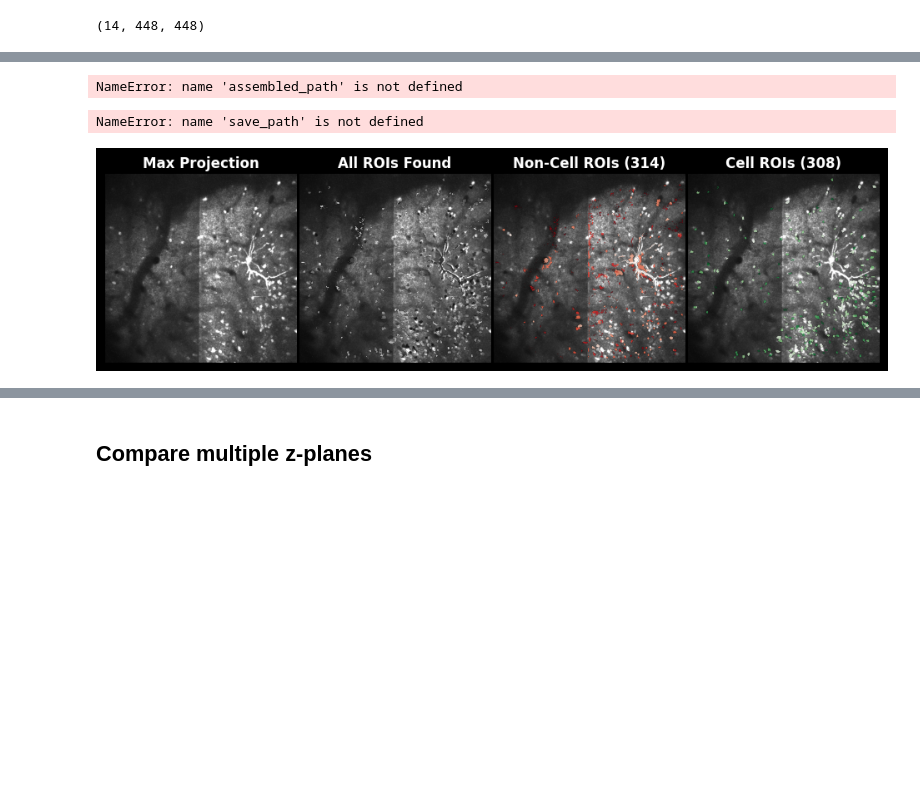
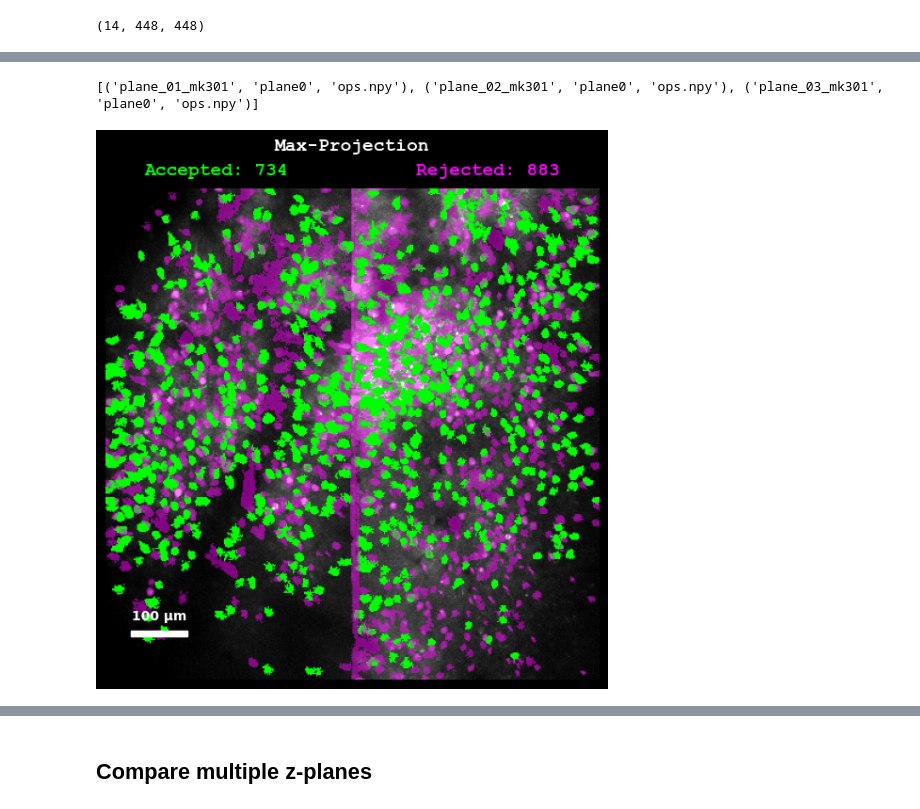
Before and after one commit to MillerBrainObservatory/LBM-Suite2p-Python, a Jupyter notebook: demos/notebooks/examples.ipynb, the cells around one changed output, grey strips where cells are left out. Drawn from its saved outputs; the diff is of its cells as text; code cells hidden in the pictures; blank space fills up the shorter version.

```diff
--- a/demos/notebooks/examples.ipynb
+++ b/demos/notebooks/examples.ipynb
@@ -62,7 +34,7 @@ And returns a `scan` object that can be used like a 4D numpy array [T, Z, X, Y]
 
 This object takes negligible memory until it is indexed `scan[:, 0, :, :] # first z-plane`
 # %%
-scan = mbo.read_scan(r"D:\W2_DATA\kbarber\2025_03_01\mk301\green\*")
+scan = mbo.read_scan(r"D://User_Data//animal_01//raw_scanimage_fname_00*)
 scan.shape
 # %% [output]
 Detected possible escaped characters in the path. Use a raw string (r'...') or double backslashes.
@@ -96,7 +68,7 @@ Traceback (most recent call last):
       Viewport has invalid rect Rect { x: 0.0, y: 0.0, w: 874.0, h: 596.0 }; origin and/or size is less than or equal to 0, and/or is not contained in the render target (782, 533, 1)
 Draw error: Validation Error (2)
 # %%
-animal_path = Path(r"D:\DATA\username\date_01\animal_01")
+animal_path = Path(r"D://User_Data//animal_01//raw_scanimage_fname_00*")
 assembled_path = animal_path.joinpath("assembled")
 save_path = animal_path.joinpath("results")
 print(f"Saving raw tiffs to:        {assembled_path}")
@@ -148,16 +101,11 @@ from ipywidgets import IntSlider
-# %%
-input_files = mbo.get_files(assembled_path, str_contains='tif', max_depth=3)
-input_files = [Path(x) for x in input_files]
-input_files[:3]
-# %% [output]
-NameError: name 'assembled_path' is not defined
-# %%
-ops_files = mbo.get_files(save_path.parent, 'ops', 4)
-ops_files[:3]
-# %% [output]
-NameError: name 'save_path' is not defined
-# %%
-ops0 = lsp.load_ops(ops_files[-1])
-lsp.plot_segmentation(ops0, './test_seg_overlay.png')
-# %% [output]
-[figure, removed]
+# %%
+# very easy filesystem traversal: Path(string).parent.parent.joinpath("path", "to", "file")
+ops_files = mbo.get_files(Path(assembled_path).parent.joinpath("results"), "ops.npy", 4)
+print([Path(x).parts[-3:] for x in ops_files[:3]])  # sorry this is ugly, to hide the root directory for the notebook output
+# %% [output]
+[('plane_01_mk301', 'plane0', 'ops.npy'), ('plane_02_mk301', 'plane0', 'ops.npy'), ('plane_03_mk301', 'plane0', 'ops.npy')]
+# %%
+ops_plane_7 = lsp.load_ops(ops_files[7])
+lsp.plot_projection(ops_plane_7, add_scalebar=True, proj="max_proj", display_masks=True, accepted_only=False)
+# %% [output]
+[figure, added]
```
Also changed, not shown: parts of 12 cells of this notebook.
